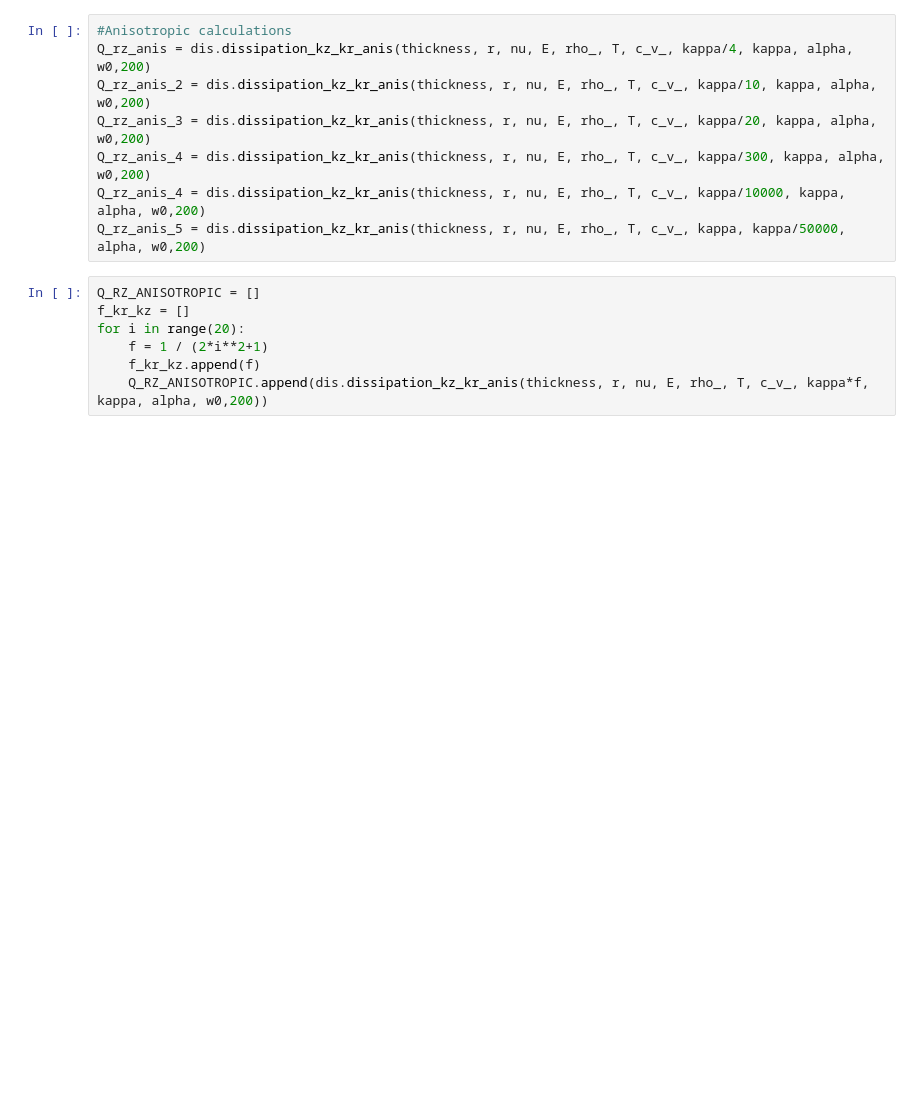
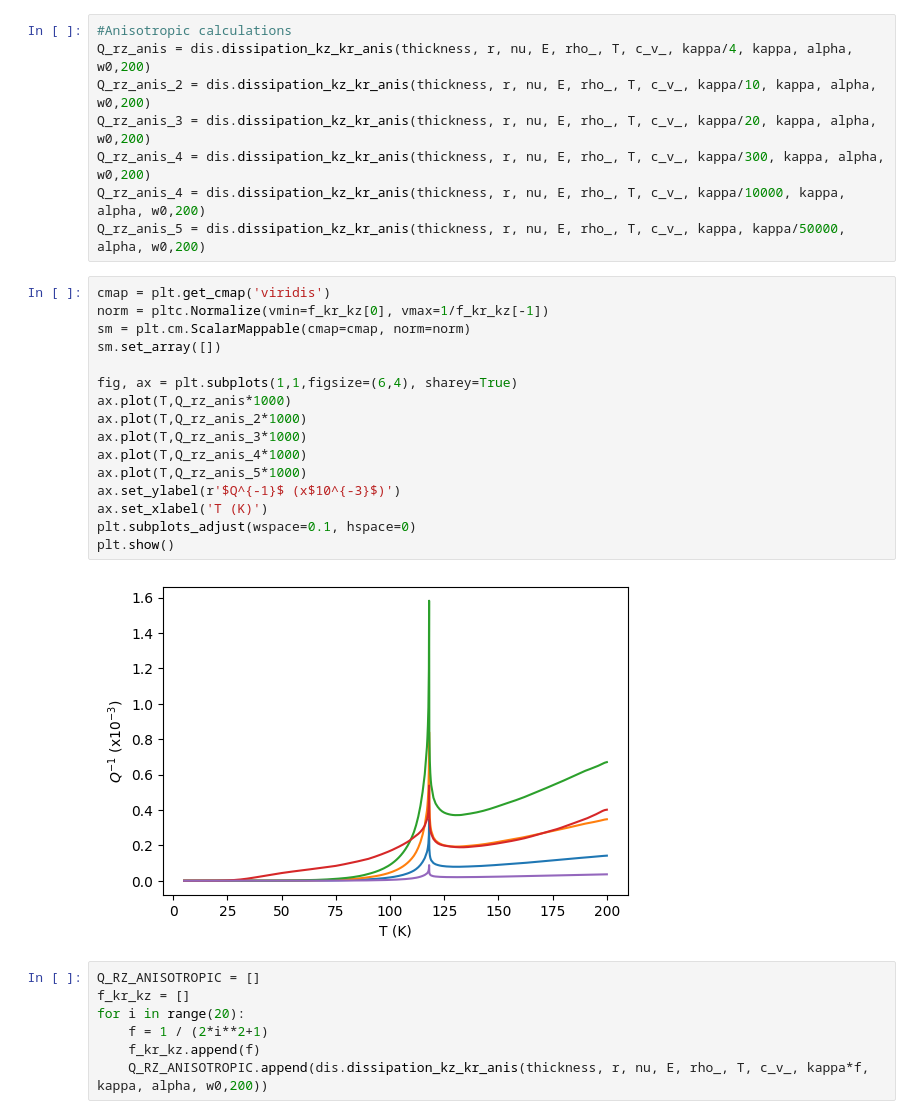
Before and after one commit to abermejillo/ted_anisotropy, a Jupyter notebook: anisotropic_dissipation_analysis.ipynb, the cells around one changed output. Drawn from its saved outputs; the diff is of its cells as text; blank space fills up the shorter version.

```diff
--- a/anisotropic_dissipation_analysis.ipynb
+++ b/anisotropic_dissipation_analysis.ipynb
@@ -308,6 +307,24 @@ Q_rz_anis_3 = dis.dissipation_kz_kr_anis(thickness, r, nu, E, rho_, T, c_v_, kap
 Q_rz_anis_4 = dis.dissipation_kz_kr_anis(thickness, r, nu, E, rho_, T, c_v_, kappa/300, kappa, alpha, w0,200)
 Q_rz_anis_4 = dis.dissipation_kz_kr_anis(thickness, r, nu, E, rho_, T, c_v_, kappa/10000, kappa, alpha, w0,200)
 Q_rz_anis_5 = dis.dissipation_kz_kr_anis(thickness, r, nu, E, rho_, T, c_v_, kappa, kappa/50000, alpha, w0,200)
+# %%
+cmap = plt.get_cmap('viridis')
+norm = pltc.Normalize(vmin=f_kr_kz[0], vmax=1/f_kr_kz[-1])
+sm = plt.cm.ScalarMappable(cmap=cmap, norm=norm)
+sm.set_array([])
+
+fig, ax = plt.subplots(1,1,figsize=(6,4), sharey=True)
+ax.plot(T,Q_rz_anis*1000)
+ax.plot(T,Q_rz_anis_2*1000)
+ax.plot(T,Q_rz_anis_3*1000)
+ax.plot(T,Q_rz_anis_4*1000)
+ax.plot(T,Q_rz_anis_5*1000)
+ax.set_ylabel(r'$Q^{-1}$ (x$10^{-3}$)')
+ax.set_xlabel('T (K)')
+plt.subplots_adjust(wspace=0.1, hspace=0)
+plt.show()
+# %% [output]
+[figure, added]
 # %%
 Q_RZ_ANISOTROPIC = []
 f_kr_kz = []
```
Also changed, not shown: parts of 18 cells of this notebook, 4 other files.
